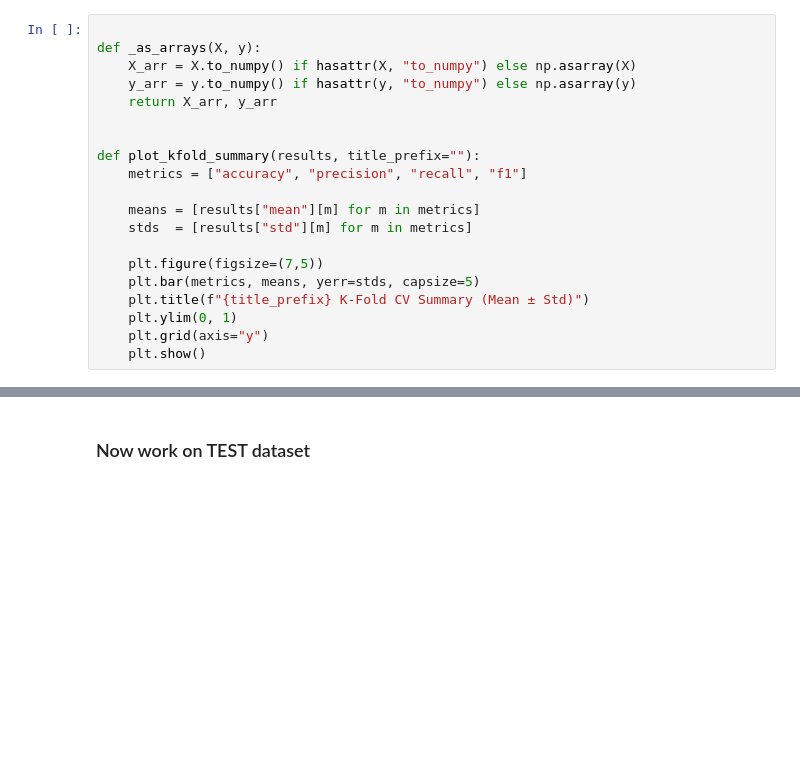
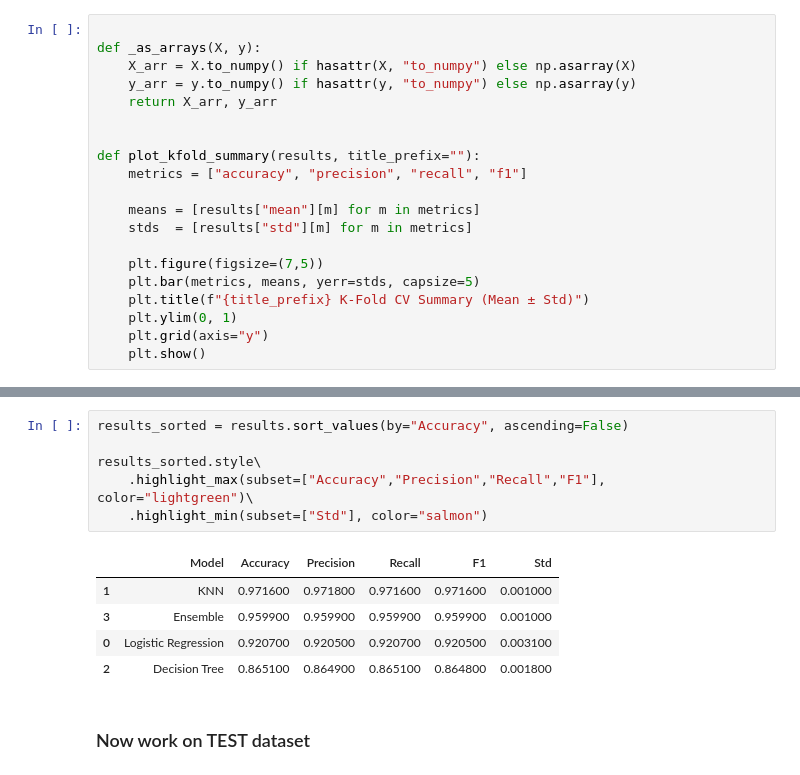
Before and after one commit to leyla-louache/mnist-project, a Jupyter notebook: notebooks/03_logistic_regression.ipynb, the cells around one changed output, grey strips where cells are left out. Saved outputs shown, nothing was run; the diff lists cells and outputs as text; blank space fills up the shorter version.

```diff
--- a/notebooks/03_logistic_regression.ipynb
+++ b/notebooks/03_logistic_regression.ipynb
@@ -942,2 +951,14 @@ plt.show()
+# %%
+results_sorted = results.sort_values(by="Accuracy", ascending=False)
+
+results_sorted.style\
+    .highlight_max(subset=["Accuracy","Precision","Recall","F1"], color="lightgreen")\
+    .highlight_min(subset=["Std"], color="salmon")
+# %% [output]
+|  | Model | Accuracy | Precision | Recall | F1 | Std |
+| 1 | KNN | 0.971600 | 0.971800 | 0.971600 | 0.971600 | 0.001000 |
+| 3 | Ensemble | 0.959900 | 0.959900 | 0.959900 | 0.959900 | 0.001000 |
+| 0 | Logistic Regression | 0.920700 | 0.920500 | 0.920700 | 0.920500 | 0.003100 |
+| 2 | Decision Tree | 0.865100 | 0.864900 | 0.865100 | 0.864800 | 0.001800 |
 # %% [markdown]
 ### Now work on TEST dataset
```
Also changed, not shown: parts of 47 cells of this notebook.
